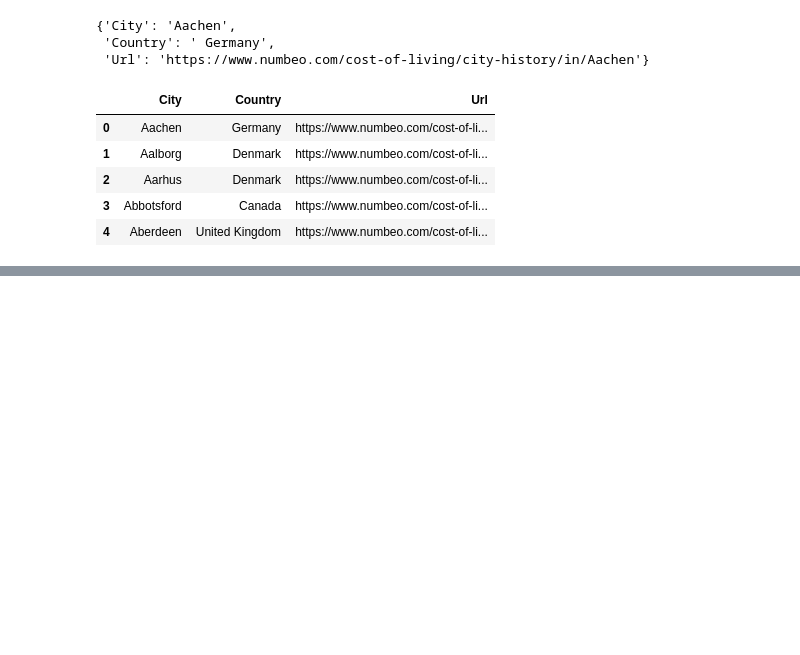
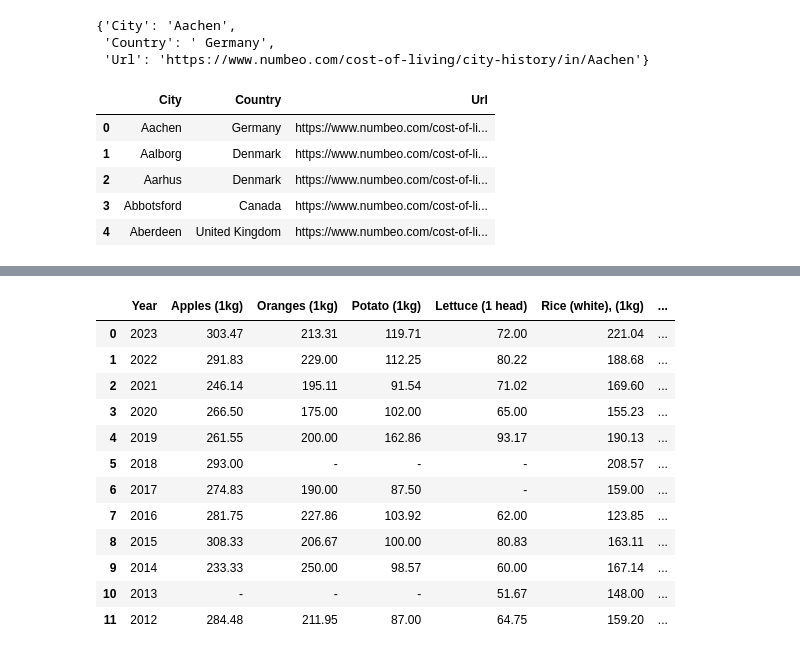
Before and after one commit to xuzmocode4-325/international-city-cost-analysis-data, a Jupyter notebook: international-city-cost-analysis-notebook.ipynb, the cells around one changed output, grey strips where cells are left out. Saved outputs shown, nothing was run; the diff lists cells and outputs as text; code cells hidden in the pictures; blank space fills up the shorter version.

Commit message:
scraped table data for nairobi and capetown from numbeo and saved as csv

```diff
--- a/international-city-cost-analysis-notebook.ipynb
+++ b/international-city-cost-analysis-notebook.ipynb
@@ -80,6 +60,7 @@ selected_cities = ["Cape Town, Nairobi"]
 # %%
-for city in selected_cities:
-    page = requests.get(df.iloc[df.loc[df['City'] == "Cape Town"].index[0]]["Url"])
-    numbeo_one_city_soup = BeautifulSoup(page.content, "html.parser")
-    #results = numbeo_city_soup.find('script')
-    print(numbeo_one_city_soup)
+def get_tables(city):
+    page = requests.get(df.iloc[df.loc[df['City'] == city].index[0]]["Url"])
+    one_city_soup = BeautifulSoup(page.content, "html.parser")
+    inner_width = one_city_soup.find_all('div', class_='innerWidth')
+    results = inner_width[2].find_all('table')
+    return results
@@ -103,0 +72,3 @@ for city in selected_cities:
+# %%
+nairobi_data = get_tables("Nairobi")
+len(nairobi_data)
@@ -103,0 +80,4 @@ for city in selected_cities:
+# %%
+reader_converter = lambda x: pd.DataFrame(pd.read_html(StringIO(str(x)))[0])
+cape_df_list = [reader_converter(table) for table in cape_town_data]
+nairobi_df_list =[reader_converter(table) for table in nairobi_data]
@@ -103,0 +102,16 @@ for city in selected_cities:
+# %%
+nairobi_df_list[3]
+# %% [output]
+|  | Year | Apples (1kg) | Oranges (1kg) | Potato (1kg) | Lettuce (1 head) | Rice (white), (1kg) | ... |
+| 0 | 2023 | 303.47 | 213.31 | 119.71 | 72.00 | 221.04 | ... |
+| 1 | 2022 | 291.83 | 229.00 | 112.25 | 80.22 | 188.68 | ... |
+| 2 | 2021 | 246.14 | 195.11 | 91.54 | 71.02 | 169.60 | ... |
+| 3 | 2020 | 266.50 | 175.00 | 102.00 | 65.00 | 155.23 | ... |
+| 4 | 2019 | 261.55 | 200.00 | 162.86 | 93.17 | 190.13 | ... |
+| 5 | 2018 | 293.00 | - | - | - | 208.57 | ... |
+| 6 | 2017 | 274.83 | 190.00 | 87.50 | - | 159.00 | ... |
+| 7 | 2016 | 281.75 | 227.86 | 103.92 | 62.00 | 123.85 | ... |
+| 8 | 2015 | 308.33 | 206.67 | 100.00 | 80.83 | 163.11 | ... |
+| 9 | 2014 | 233.33 | 250.00 | 98.57 | 60.00 | 167.14 | ... |
+| 10 | 2013 | - | - | - | 51.67 | 148.00 | ... |
+| 11 | 2012 | 284.48 | 211.95 | 87.00 | 64.75 | 159.20 | ... |
```
Also changed, not shown: parts of 10 cells of this notebook, 28 other files.
